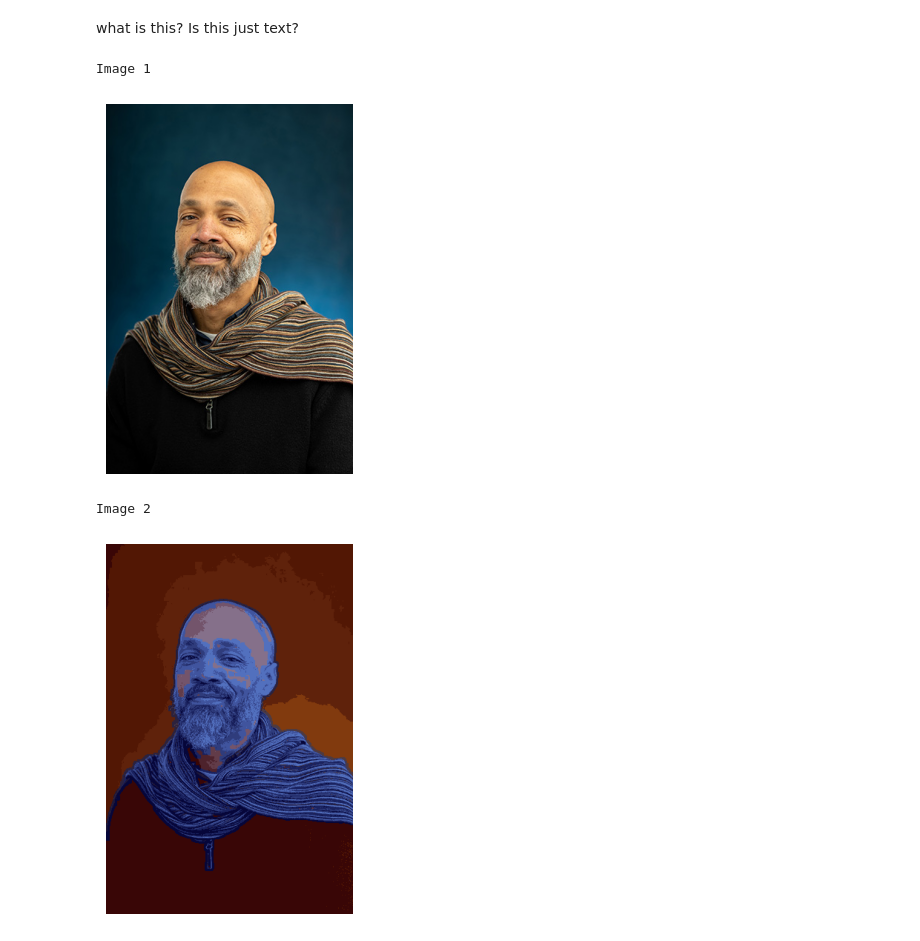
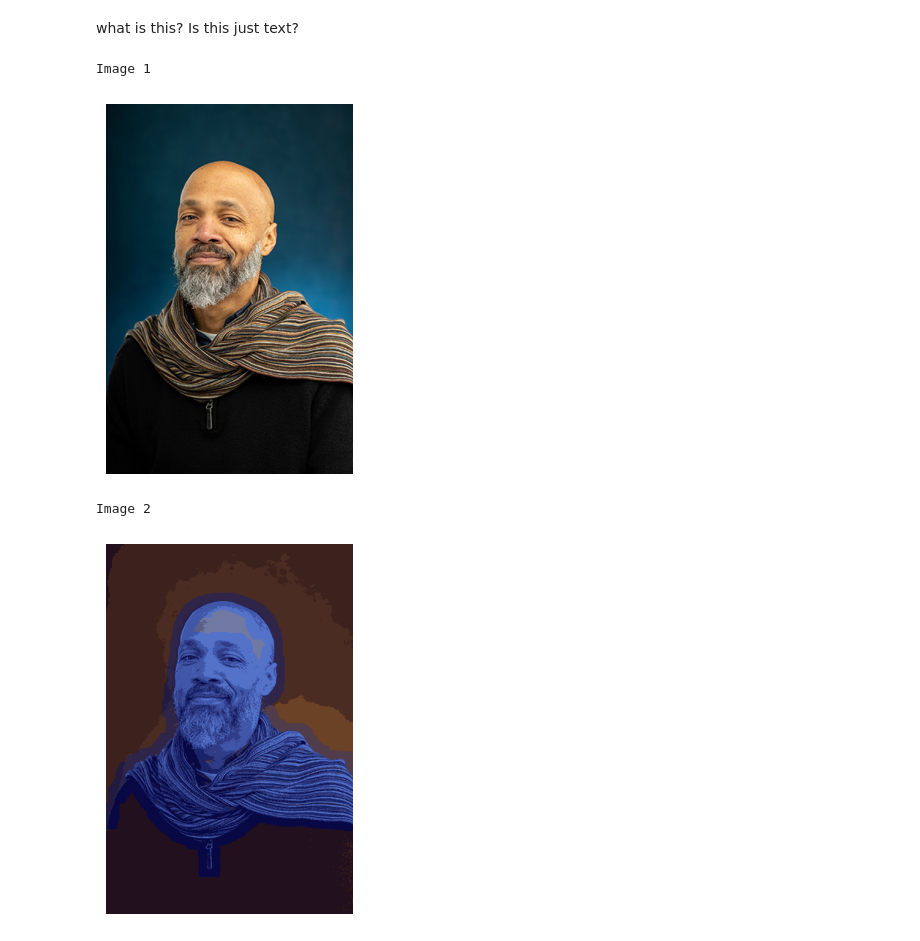
Before and after one commit to cormac-black/chekhovs-biscuit, a Jupyter notebook: back_at_it.ipynb, the cells around one changed output. Drawn from its saved outputs; the diff is of its cells as text; code cells hidden in the pictures.

```diff
--- a/back_at_it.ipynb
+++ b/back_at_it.ipynb
@@ -39,39 +39,39 @@ quantized_img = quantized_img.reshape(img_RGB.shape)
 
 ## find_edges
 
-edges1 = cv2.Canny(img_GRAY, 50, 165)
+edges1 = cv2.Canny(img_GRAY, 100, 165)
 kernel = np.ones((5,5), np.uint8)
-dilated_edges = cv2.dilate(edges1, kernel, iterations=1)
+dilated_edges = cv2.dilate(edges1, kernel, iterations=5)
 
 result = quantized_img.copy()
 result[dilated_edges !=0] = [0,0,0]
 
 
 
 
 img_GRAY_blur = cv2.medianBlur(img_GRAY, 3) # Changed ksize from 1 to 3 based on original comment's implied intent
 
 
 
-img_filtered = cv2.applyColorMap(dilated_edges, cv2.COLORMAP_JET)
+img_filtered = cv2.applyColorMap(dilated_edges, cv2.COLORMAP_TURBO)
 
 
 
 
 
 
 alpha = 0.6
-beta = 0.4
+beta = 0.5
 gamma = 0.5
 
 blended_img = cv2.addWeighted(cv2.cvtColor(quantized_img, cv2.COLOR_BGR2RGB), alpha, img_filtered, beta, gamma)
 
 plt.imshow(blended_img)
 plt.axis('off')
 print('Image 2\n')
 plt.show()
 # %% [output]
 Image 1
 [figure]
 Image 2
-[figure, old version]
+[figure, new version]
```
